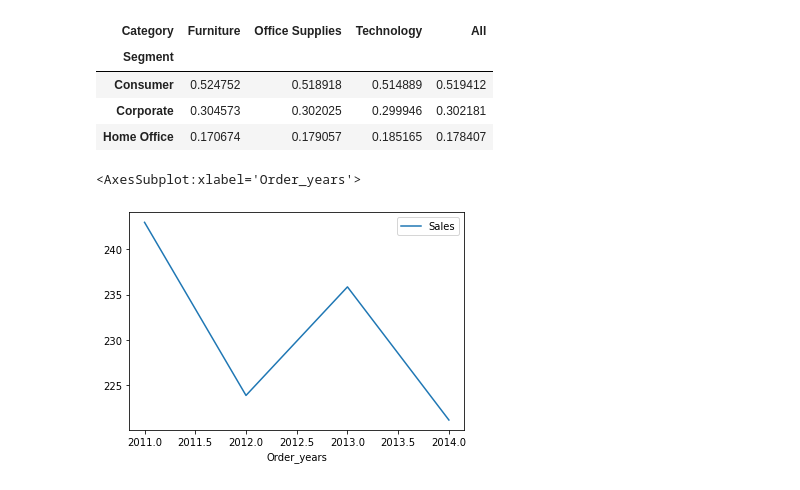
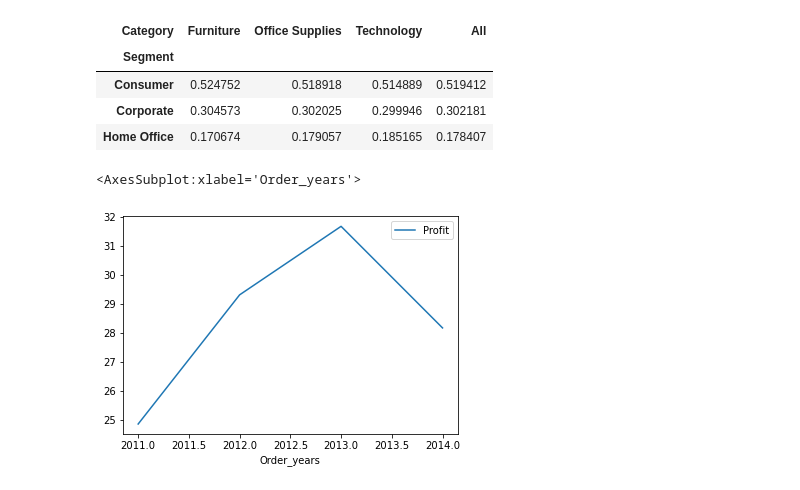
Before and after one commit to Gunnvant/Self-Paced-Content, a Jupyter notebook: python/eda/02.ipynb, the cells around one changed output. Saved outputs shown, nothing was run; the diff lists cells and outputs as text; code cells hidden in the pictures.

```diff
--- a/python/eda/02.ipynb
+++ b/python/eda/02.ipynb
@@ -82,7 +82,7 @@ pd.crosstab(df['Segment'],df['Category'],margins=True,normalize='columns')
 df['Order Date'] = pd.to_datetime(df['Order Date'])
 df['Order_years'] = df['Order Date'].dt.year
 # %%
-df.groupby("Order_years").agg({'Sales':"mean"}).reset_index().plot("Order_years","Sales",kind="line")
+df.groupby("Order_years").agg({'Profit':"mean"}).reset_index().plot("Order_years","Profit",kind="line")
 # %% [output]
 <AxesSubplot:xlabel='Order_years'>
-[figure, old version]
+[figure, new version]
```
Also changed, not shown: parts of 1 cell of this notebook.
